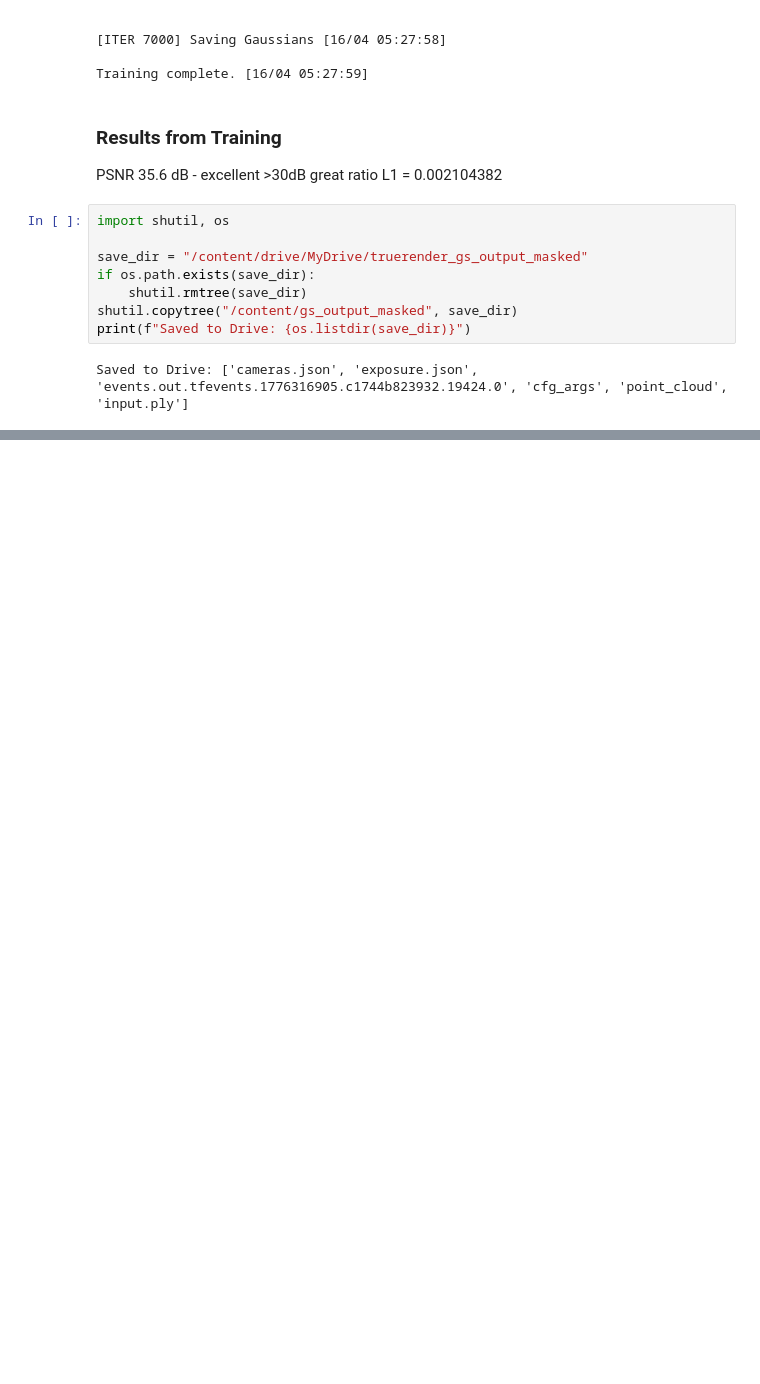
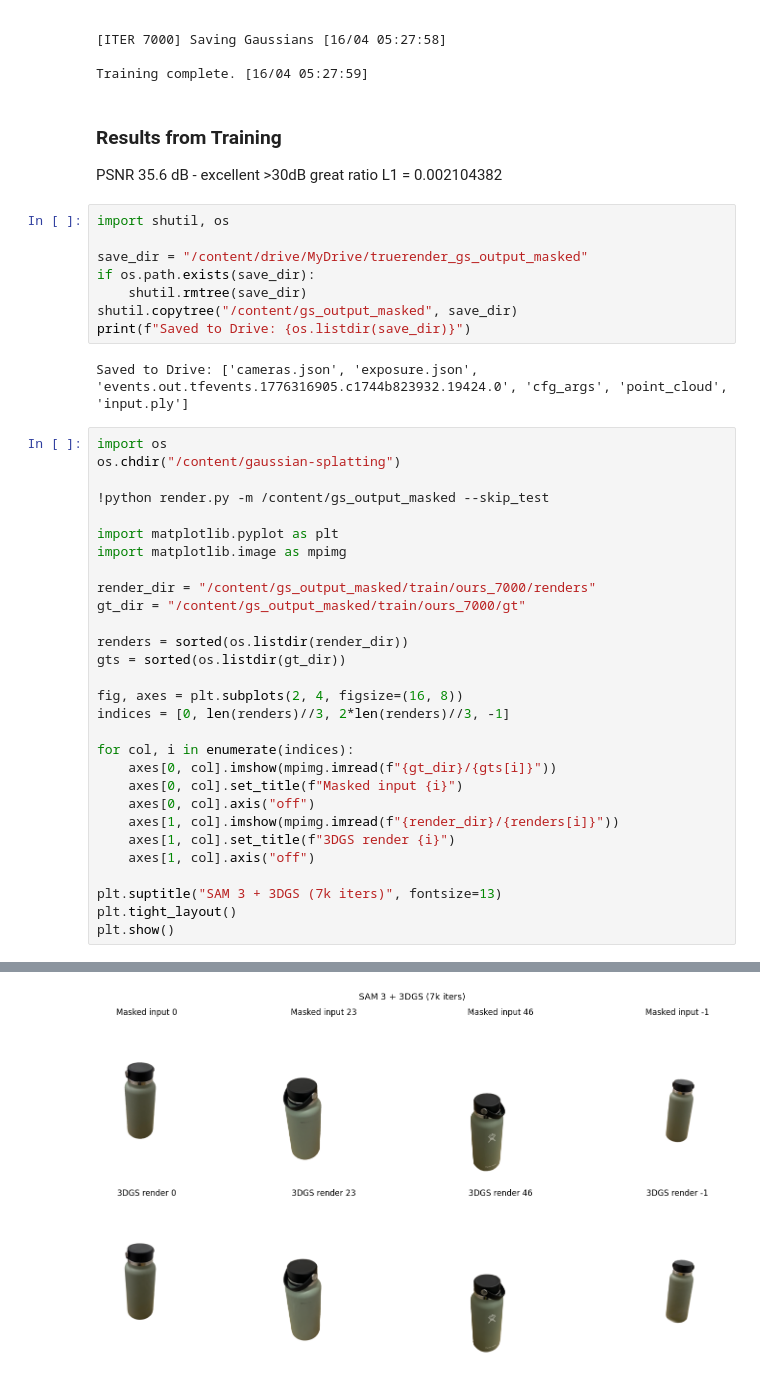
Before and after one commit to manny-serrano/TrueRender, a Jupyter notebook: notebooks/reconstruction.ipynb, the cells around one changed output, grey strips where cells are left out. Drawn from its saved outputs; the diff is of its cells as text; blank space fills up the shorter version.

```diff
--- a/notebooks/reconstruction.ipynb
+++ b/notebooks/reconstruction.ipynb
@@ -447,3 +447,33 @@ shutil.copytree("/content/gs_output_masked", save_dir)
 print(f"Saved to Drive: {os.listdir(save_dir)}")
 # %% [output]
 Saved to Drive: ['cameras.json', 'exposure.json', 'events.out.tfevents.1776316905.c1744b823932.19424.0', 'cfg_args', 'point_cloud', 'input.ply']
+# %%
+import os
+os.chdir("/content/gaussian-splatting")
+
+!python render.py -m /content/gs_output_masked --skip_test
+
+import matplotlib.pyplot as plt
+import matplotlib.image as mpimg
+
+render_dir = "/content/gs_output_masked/train/ours_7000/renders"
+gt_dir = "/content/gs_output_masked/train/ours_7000/gt"
+
+renders = sorted(os.listdir(render_dir))
+gts = sorted(os.listdir(gt_dir))
+
+fig, axes = plt.subplots(2, 4, figsize=(16, 8))
+indices = [0, len(renders)//3, 2*len(renders)//3, -1]
+
+for col, i in enumerate(indices):
+    axes[0, col].imshow(mpimg.imread(f"{gt_dir}/{gts[i]}"))
+    axes[0, col].set_title(f"Masked input {i}")
+    axes[0, col].axis("off")
+    axes[1, col].imshow(mpimg.imread(f"{render_dir}/{renders[i]}"))
+    axes[1, col].set_title(f"3DGS render {i}")
+    axes[1, col].axis("off")
+
+plt.suptitle("SAM 3 + 3DGS (7k iters)", fontsize=13)
+plt.tight_layout()
+plt.show()
+# %% [output]
@@ -449,0 +487 @@ Saved to Drive: ['cameras.json', 'exposure.json', 'events.out.tfevents.177631690
+[figure, added]
```
Also changed, not shown: parts of 2 cells of this notebook.
